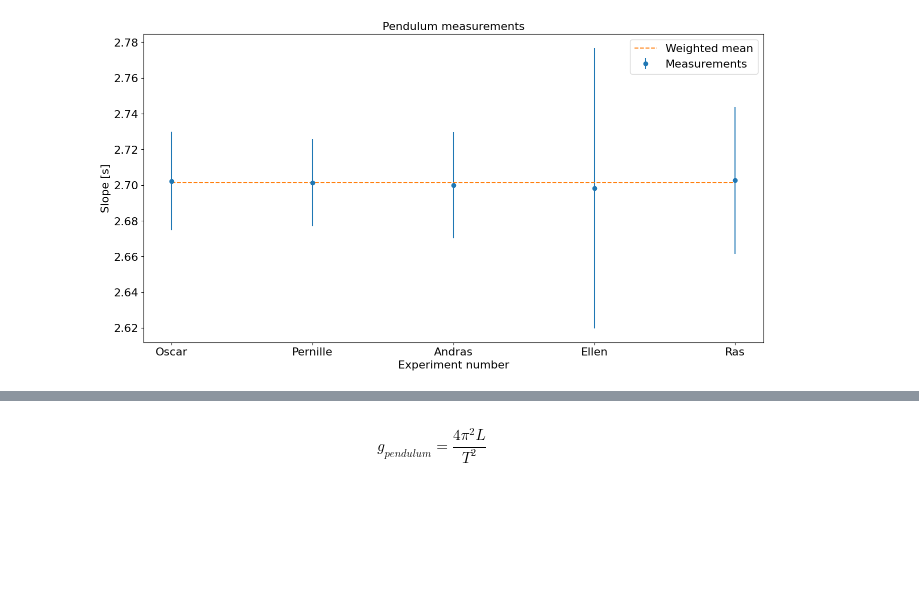
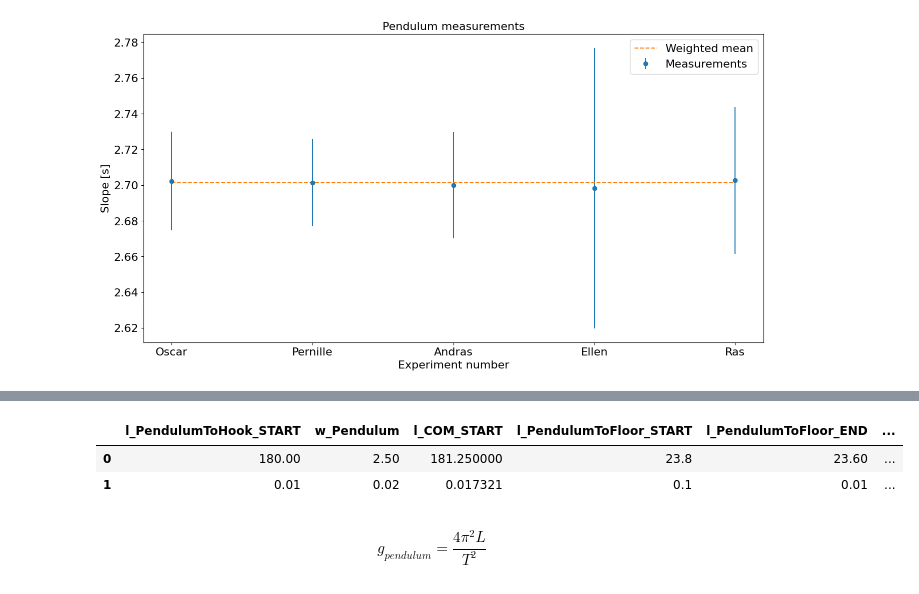
Before and after one commit to BerlinObel/AppStat2023-Project, a Jupyter notebook: Project.ipynb, the cells around one changed output, grey strips where cells are left out. Saved outputs shown, nothing was run; the diff lists cells and outputs as text; code cells hidden in the pictures; blank space fills up the shorter version.

```diff
--- a/Project.ipynb
+++ b/Project.ipynb
@@ -306,3 +391,11 @@ Chi2: 0.006, Ndof: 3, Prob: 1.000
+# %%
+# Load measured lengths and angles
+data = pd.read_pickle('Data/values_P.pkl')
+data
+# %% [output]
+|  | l_PendulumToHook_START | w_Pendulum | l_COM_START | l_PendulumToFloor_START | l_PendulumToFloor_END | ... |
+| 0 | 180.00 | 2.50 | 181.250000 | 23.8 | 23.60 | ... |
+| 1 | 0.01 | 0.02 | 0.017321 | 0.1 | 0.01 | ... |
 # %%
 # Import SymPy:
 from sympy import *
```
Also changed, not shown: parts of 9 cells of this notebook, 6 other files.
